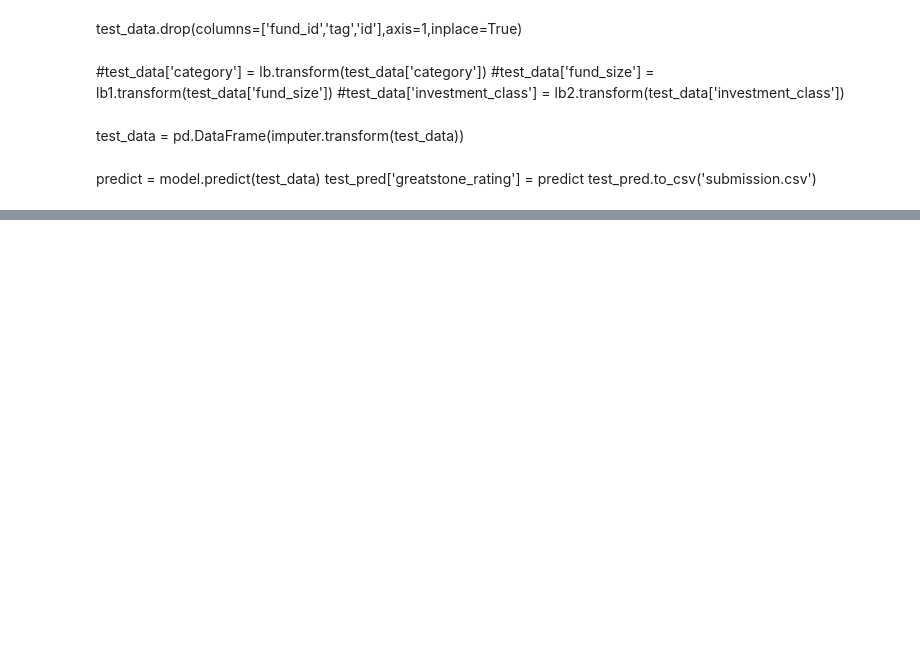
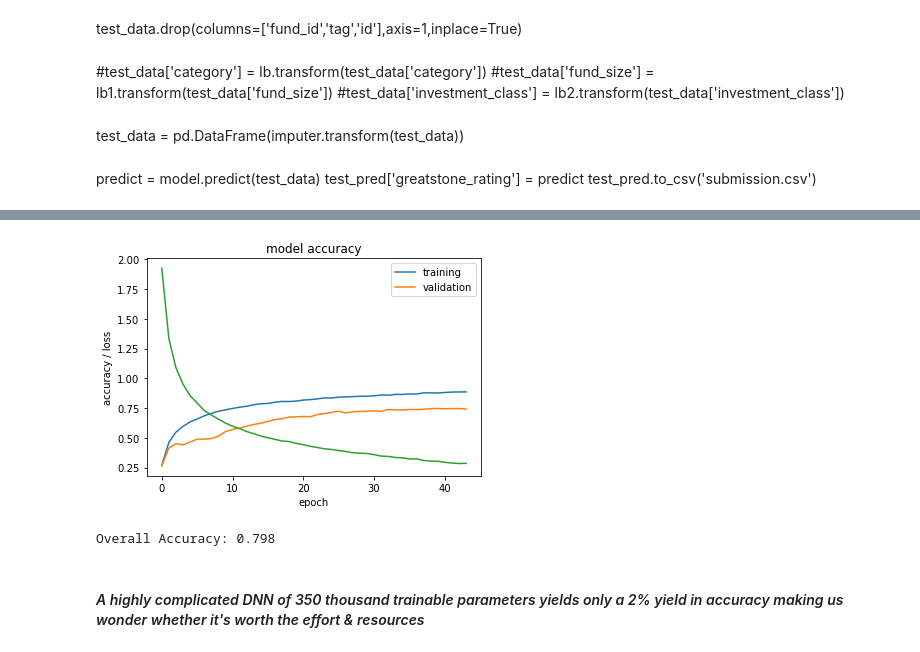
Before and after one commit to debajyotid/Predicting-Mutual-Fund-Ratings, a Jupyter notebook: Predicting_MutualFund_Ratings_using_ML_techniques.ipynb, the cells around one changed output, grey strips where cells are left out. Drawn from its saved outputs; the diff is of its cells as text; code cells hidden in the pictures; blank space fills up the shorter version.

```diff
--- a/Predicting_MutualFund_Ratings_using_ML_techniques.ipynb
+++ b/Predicting_MutualFund_Ratings_using_ML_techniques.ipynb
@@ -745,0 +839,20 @@ test_pred.to_csv('submission.csv')
+# %%
+steps = [('o', over), ('u', under)]
+pipeline = Pipeline(steps=steps)
+xtrain, yt = pipeline.fit_resample(xtrain, ytrain)
+# %%
+yt = tf.keras.utils.to_categorical(yt,6)
+yv = tf.keras.utils.to_categorical(yval,6)
+# %%
+model = Sequential()
+
+# Define model architecture
+model.add(Dense(200, activation='relu', input_shape=(124,)))
+model.add(BatchNormalization())
+model.add(Dense(400, activation='relu'))
+model.add(Dropout(0.2,seed=42))
+model.add(BatchNormalization())
+model.add(Dense(600, activation='relu'))
+model.add(Dropout(0.3,seed=42))
+model.add(Dense(6, activation='softmax'))
+model.summary()
@@ -745,0 +877,6 @@ test_pred.to_csv('submission.csv')
+# %%
+model.compile(loss='categorical_crossentropy',
+              optimizer='adam',
+              metrics=['accuracy'])
+es = EarlyStopping(monitor='val_accuracy', mode='max', min_delta=0.001, verbose=1, patience=5 )
+history=model.fit(xtrain, yt, epochs=50, batch_size=7000, verbose=1, validation_data=(xval,yv), callbacks=[es])
@@ -745,0 +901,11 @@ test_pred.to_csv('submission.csv')
+# %%
+plt.plot(history.history['accuracy'])
+plt.plot(history.history['val_accuracy'])
+plt.plot(history.history['loss'])
+plt.title('model accuracy')
+plt.ylabel('accuracy / loss')
+plt.xlabel('epoch')
+plt.legend(['training', 'validation'], loc='best')
+plt.show()
+# %% [output]
+[figure, added]
@@ -745,0 +915,7 @@ test_pred.to_csv('submission.csv')
+# %%
+loss, acc = model.evaluate(final_features, final_labels, verbose=0)
+print('Overall Accuracy: %.3f' % acc)
+# %% [output]
+Overall Accuracy: 0.798
+# %% [markdown]
+#### *A highly complicated DNN of 350 thousand trainable parameters yields only a 2% yield in accuracy making us wonder whether it's worth the effort & resources*
```
Also changed, not shown: parts of 41 cells of this notebook.
